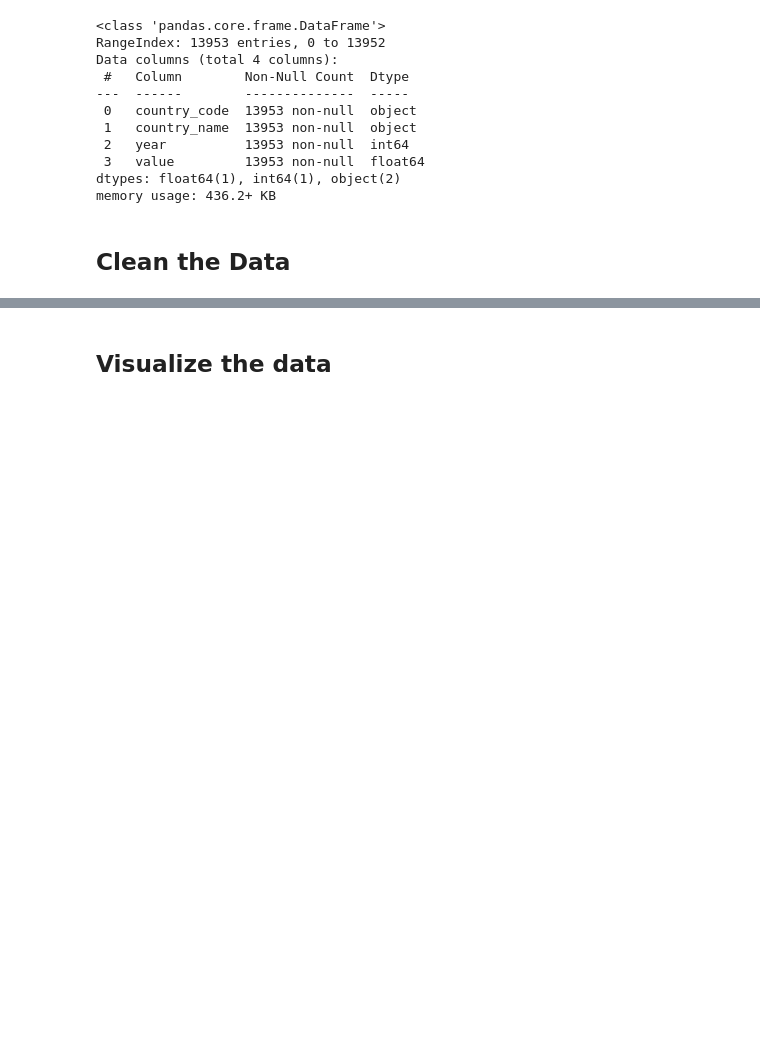
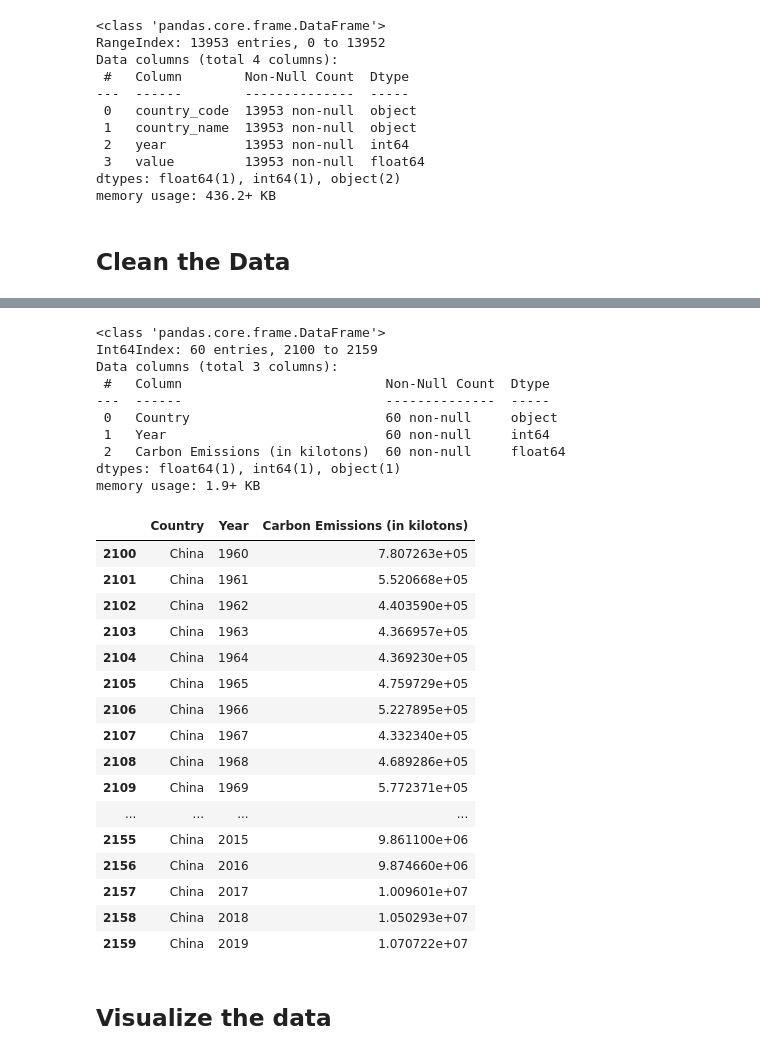
Before and after one commit to JeffreyFennell/Carbon-Emissions, a Jupyter notebook: carbon_emissions_project/carbon_emissions.ipynb, the cells around one changed output, grey strips where cells are left out. Cells and saved outputs as stored; diff of their text form; code cells hidden in the pictures; blank space fills up the shorter version.

```diff
--- a/carbon_emissions_project/carbon_emissions.ipynb
+++ b/carbon_emissions_project/carbon_emissions.ipynb
@@ -63,3 +123,37 @@ rus = df[df['Country'].str.contains('Russian Federation')]
+# %%
+# I can make a slight modification to the original parameters of the code to ensure that it's stricter in its text selection. I simply change ".contains" to ".match" and it will focus only columns that strictly match "China"
+chn = df[df['Country'].str.match('China')]
+# By using the code below that the chn dataframe is now in line with the other dataframes created above.
+chn.info()
+chn
+# %% [output]
+<class 'pandas.core.frame.DataFrame'>
+Int64Index: 60 entries, 2100 to 2159
+Data columns (total 3 columns):
+ #   Column                          Non-Null Count  Dtype
+---  ------                          --------------  -----
+ 0   Country                         60 non-null     object
+ 1   Year                            60 non-null     int64
+ 2   Carbon Emissions (in kilotons)  60 non-null     float64
+dtypes: float64(1), int64(1), object(1)
+memory usage: 1.9+ KB
+|  | Country | Year | Carbon Emissions (in kilotons) |
+| 2100 | China | 1960 | 7.807263e+05 |
+| 2101 | China | 1961 | 5.520668e+05 |
+| 2102 | China | 1962 | 4.403590e+05 |
+| 2103 | China | 1963 | 4.366957e+05 |
+| 2104 | China | 1964 | 4.369230e+05 |
+| 2105 | China | 1965 | 4.759729e+05 |
+| 2106 | China | 1966 | 5.227895e+05 |
+| 2107 | China | 1967 | 4.332340e+05 |
+| 2108 | China | 1968 | 4.689286e+05 |
+| 2109 | China | 1969 | 5.772371e+05 |
+| ... | ... | ... | ... |
+| 2155 | China | 2015 | 9.861100e+06 |
+| 2156 | China | 2016 | 9.874660e+06 |
+| 2157 | China | 2017 | 1.009601e+07 |
+| 2158 | China | 2018 | 1.050293e+07 |
+| 2159 | China | 2019 | 1.070722e+07 |
 # %% [markdown]
 ## Visualize the data
 # %% [markdown]
```
Also changed, not shown: parts of 15 cells of this notebook, 1 other file.
